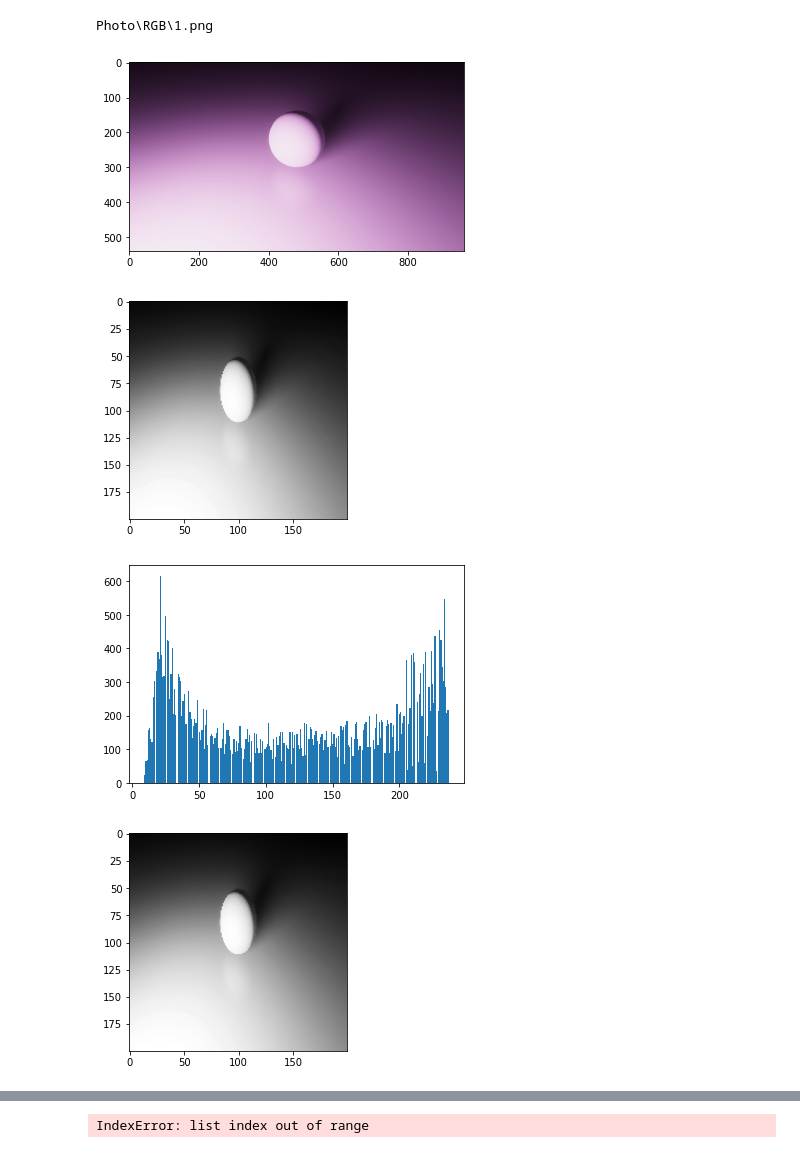
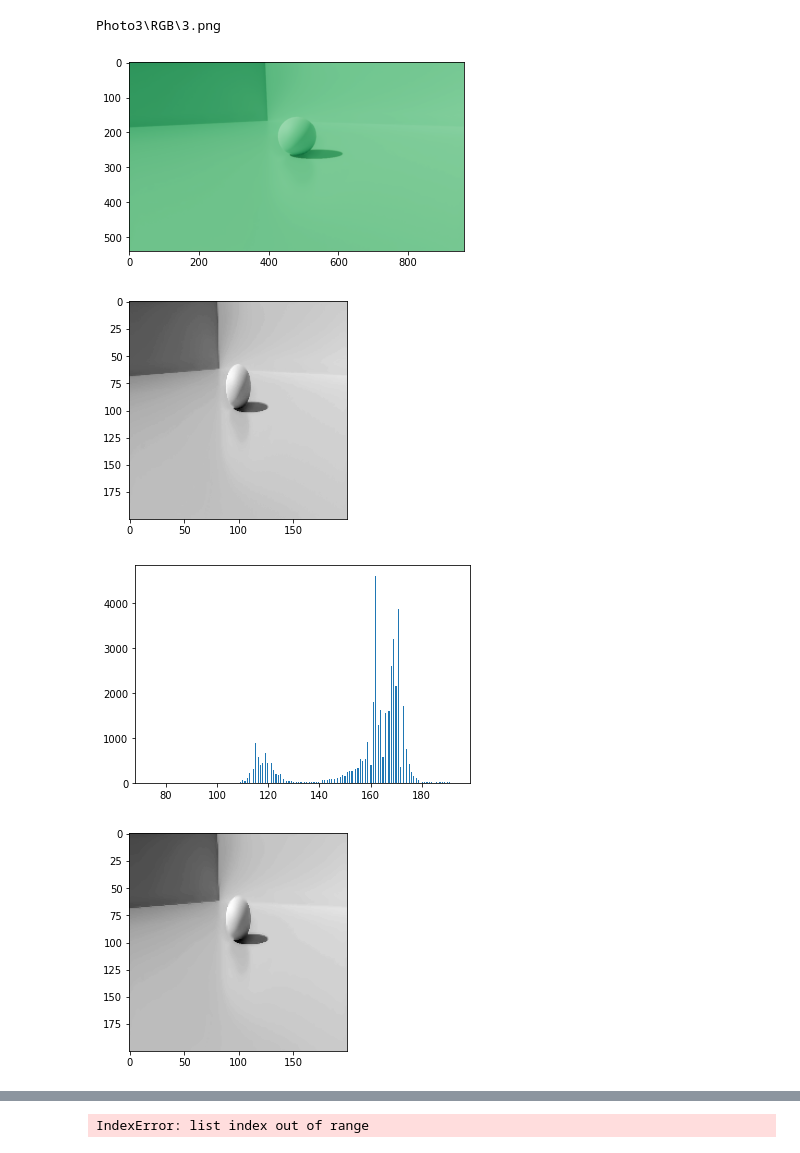
Before and after one commit to reityerukohaku2/LightPosEstimate, a Jupyter notebook: lightPos.ipynb, the cells around one changed output, grey strips where cells are left out. Cells and saved outputs as stored; diff of their text form; code cells hidden in the pictures.

```diff
--- a/lightPos.ipynb
+++ b/lightPos.ipynb
@@ -24,7 +24,7 @@ from pathlib import Path
 import cv2
 import re
 # %%
-RGBimagePaths = [str(p) for p in Path("Photo/RGB/").glob("*.png")]
+RGBimagePaths = [str(p) for p in Path("Photo3/RGB/").glob("*.png")]
 
 #ファイル名ソート用
 def atoi(text):
@@ -45,14 +45,14 @@ transform = nn.Sequential(
     #transforms.Normalize(0.5, 0.5),
 ).cuda()
 
-print(RGBimagePaths[0])
+print(RGBimagePaths[2])
 path = "dataSet/raw_image/spice.jpg"
-RGBimage = io.read_image(path=RGBimagePaths[0], mode=io.image.ImageReadMode.RGB)
-GrayImage = io.read_image(path=RGBimagePaths[0], mode=io.image.ImageReadMode.GRAY)
+RGBimage = io.read_image(path=RGBimagePaths[2], mode=io.image.ImageReadMode.RGB)
+GrayImage = io.read_image(path=RGBimagePaths[2], mode=io.image.ImageReadMode.GRAY)
 
-RGBimage = np.transpose(RGBimage.numpy(), (1, 2, 0))
-GrayImage = transform(GrayImage)
-GrayImage = np.transpose(GrayImage.numpy(), (1, 2, 0))
+ResizedImage = transform(RGBimage)
+ResizedImage = np.transpose(RGBimage.numpy(), (1, 2, 0))
+GrayImage = cv2.cvtColor(ResizedImage, cv2.COLOR_RGB2GRAY, dst=GrayImage)
 
 after = GrayImage
 after = cv2.cv2.ximgproc.dtFilter(GrayImage, GrayImage, 0, 32)
@@ -60,35 +60,35 @@ after = cv2.cv2.ximgproc.dtFilter(GrayImage, GrayImage, 0, 32)
 bilateral = after
 
 #after = cv2.bilateralFilter(after, 5, sigmaColor=20, sigmaSpace=20)
 clahe = cv2.createCLAHE(clipLimit=2, tileGridSize=(4,4))
 after = clahe.apply(after)
 
 #after = after / 256.0
 #after = cv2.equalizeHist(after)
 
 #ret, after = cv2.threshold(after, 0, 255, cv2.THRESH_OTSU)
 #kernel = np.ones((3,3), np.uint8)
 #after = cv2.morphologyEx(after, cv2.MORPH_CLOSE, kernel, iterations=1)
 
 #rgb_npimg = np.squeeze(rgb_npimg, 0)
 #rgb_npimg = (rgb_npimg + 1.0) / 2.0
 plt.imshow(RGBimage)
 plt.show()
 plt.imshow(GrayImage, cmap="gray")
 plt.show()
 plt.hist(GrayImage.ravel(), bins=256)
 plt.show()
 plt.imshow(bilateral, cmap="gray")
 plt.show()
 plt.hist(bilateral.ravel(), bins=256)
 plt.show()
 plt.imshow(after, cmap="gray")
 plt.show()
 plt.hist(after.ravel(), bins=256)
 plt.show()
 # %% [output]
-Photo\RGB\1.png
+Photo3\RGB\3.png
-[figure, old version]
+[figure, new version]
-[figure, old version]
+[figure, new version]
-[figure, old version]
+[figure, new version]
-[figure, old version]
+[figure, new version]
```
Also changed, not shown: parts of 6 cells of this notebook, 13 other files.
